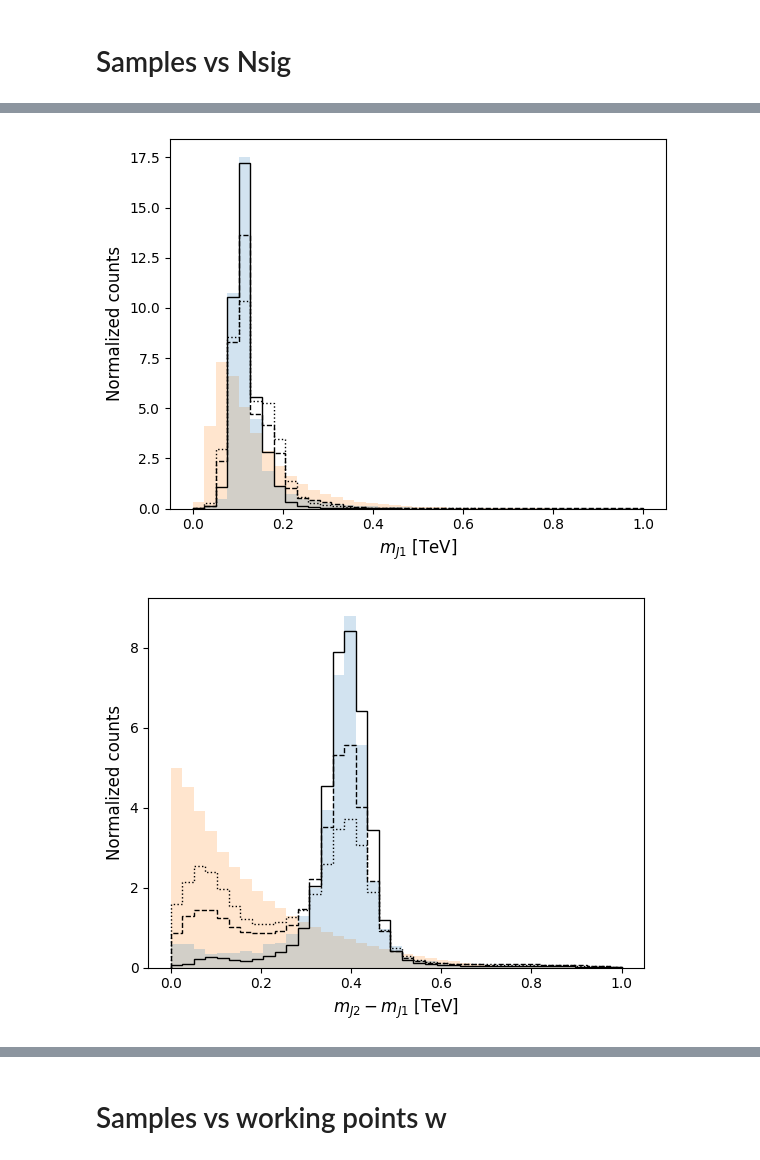
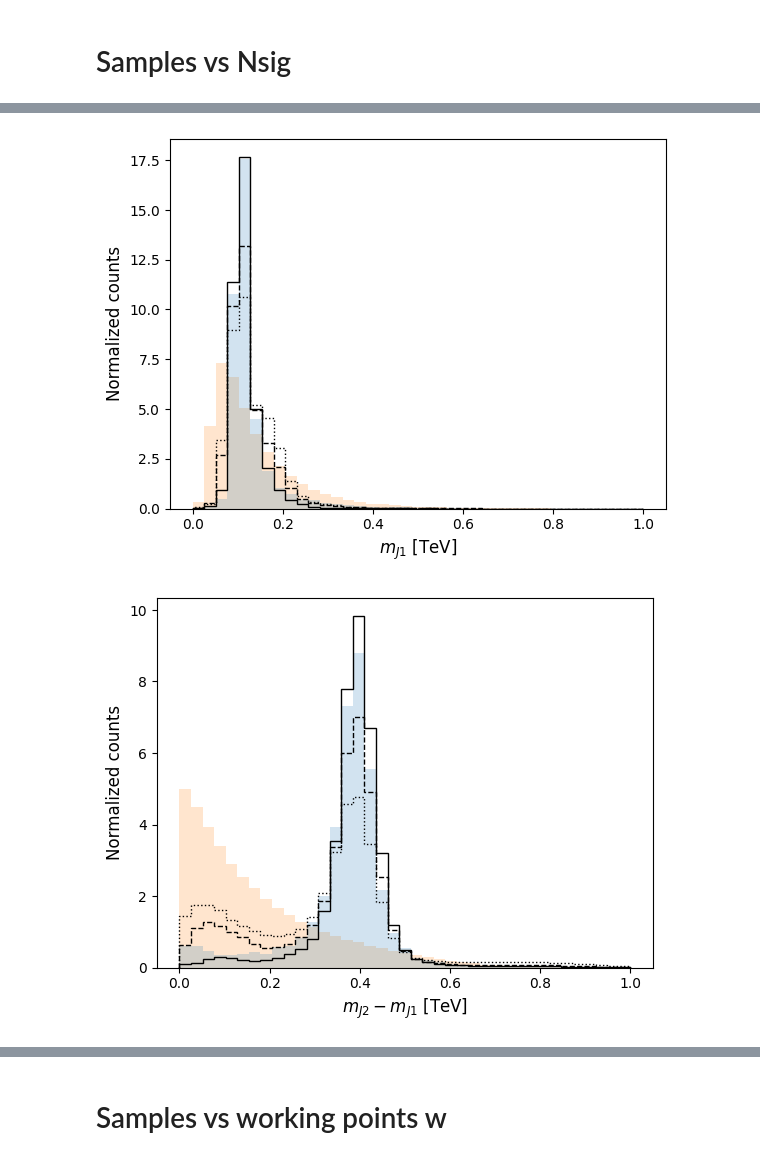
Before and after one commit to rd804/R-ANODE, a Jupyter notebook: notebooks/samples_comparison.ipynb, the cells around one changed output, grey strips where cells are left out. Saved outputs shown, nothing was run; the diff lists cells and outputs as text; code cells hidden in the pictures.

Commit message:
comparisons for m_data

```diff
--- a/notebooks/samples_comparison.ipynb
+++ b/notebooks/samples_comparison.ipynb
@@ -576,9 +576,10 @@ for feature in range(5):
     if feature==0:
         fig = plt.figure(figsize=(8,6))
     for k,nsig in enumerate(Nsig):
-        wandb_group_learned = 'nflows_lhco'
-        wandb_job_type_learned = f'joint_random_{nsig}'
-        wandb_try_learned = 'try_0_'
+       # wandb_group_learned = 'nflows_lhco'
+        wandb_group_learned = 'nflows_lhco_m_data'
+        wandb_job_type_learned = f'joint_pdata_{nsig}'
+        wandb_try_learned = 'try_3_'
 
         wandb_group_ideal = 'nflows_lhc_co_nsig_scan'
         wandb_job_type_ideal = f'ra_mass_joint_un_clip_{nsig}'
@@ -669,7 +670,7 @@ for feature in range(5):
             plt.ylabel('Normalized counts',fontsize=12)
             plt.xticks(fontsize=10)
             plt.yticks(fontsize=10)
-            plt.savefig(f'./figures/feature_{feature}_comparison_nsig_learned.pdf',bbox_inches='tight')
+            plt.savefig(f'./figures/m_data/feature_{feature}_comparison_nsig_learned.pdf',bbox_inches='tight')
         # plt.legend(frameon=False, fontsize=10,loc = 'upper right', bbox_to_anchor=(1.4, 1))
          #   plt.show()
     if feature ==0:
@@ -677,7 +678,7 @@ for feature in range(5):
             bbox_to_anchor=(0.5, -0.40),
             ncol=3)
         plt.tight_layout()
-        plt.savefig('./figures/mass_comparison_nsig_learned.pdf',bbox_inches='tight')
+        plt.savefig('./figures/m_data/mass_comparison_nsig_learned.pdf',bbox_inches='tight')
     plt.show()
 
    # assert len(ypred) == len(x_test_S)
@@ -686,2 +687,2 @@ for feature in range(5):
-[figure, old version]
+[figure, new version]
-[figure, old version]
+[figure, new version]
```
Also changed, not shown: parts of 1 cell of this notebook, 2 other files.
